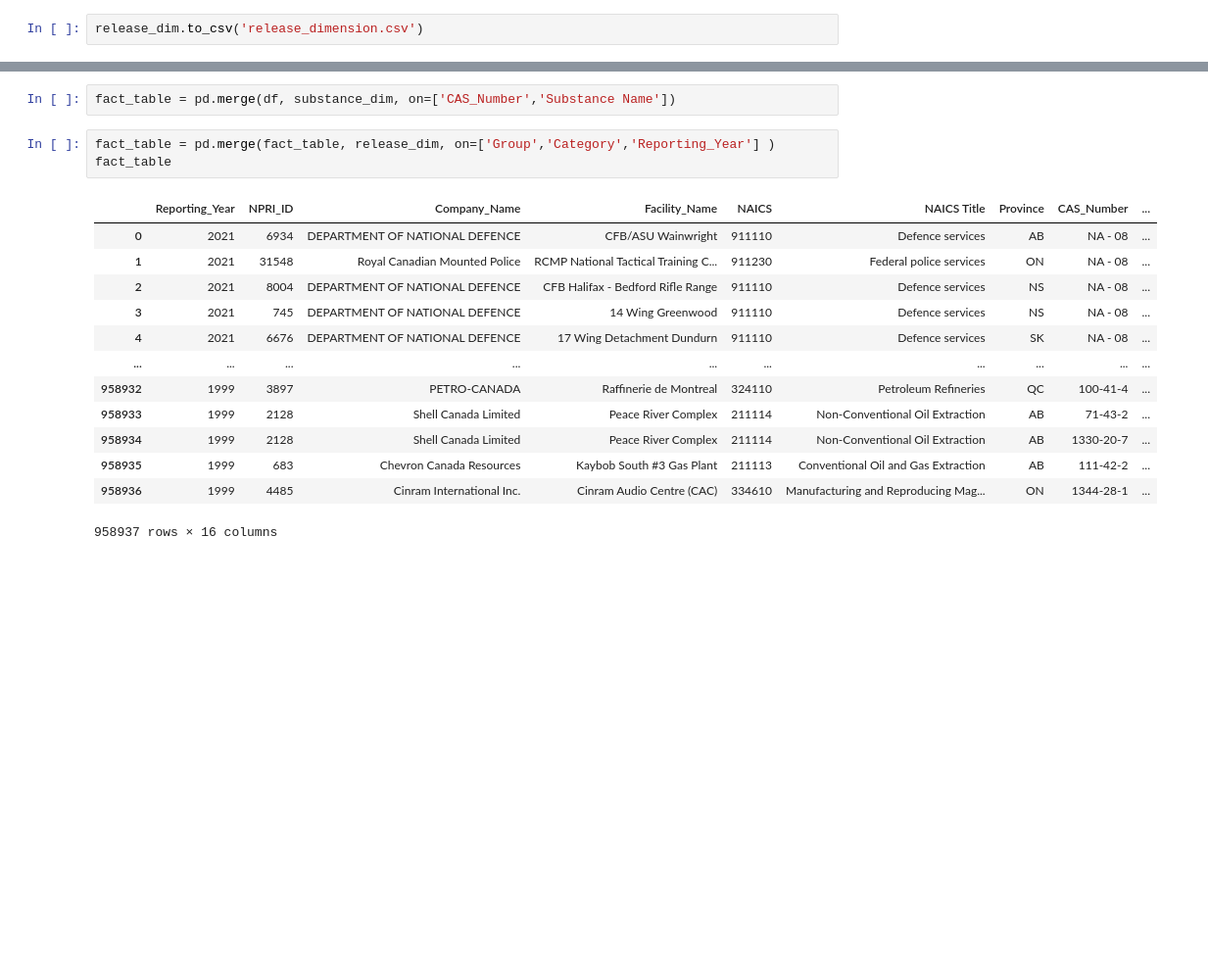
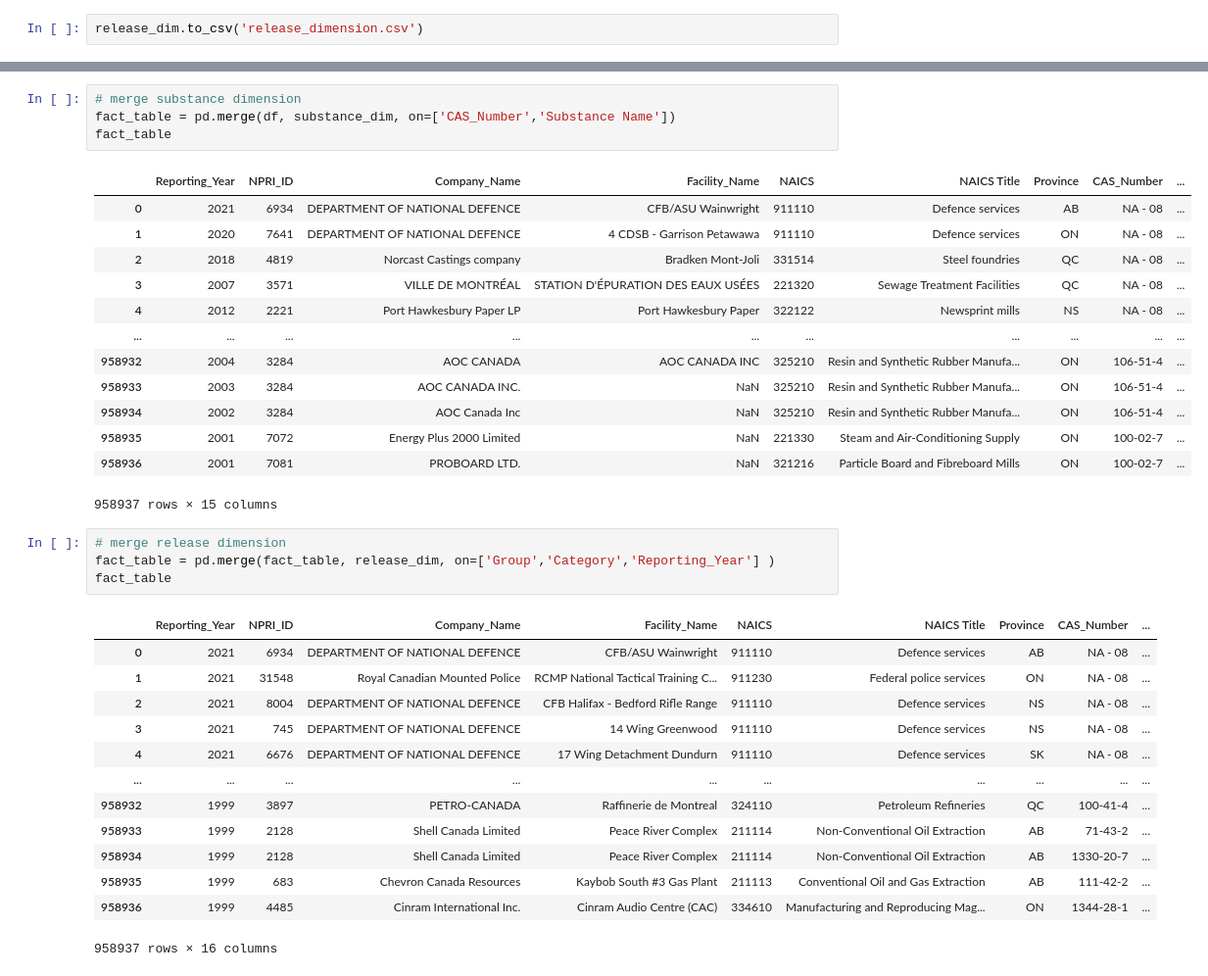
Before and after one commit to Miten7/data-sci-project, a Jupyter notebook: phase_2_data_staging.ipynb, the cells around one changed output, grey strips where cells are left out. Shown at 98% size. Cells and saved outputs as stored; diff of their text form; blank space fills up the shorter version.

```diff
--- a/phase_2_data_staging.ipynb
+++ b/phase_2_data_staging.ipynb
@@ -473,6 +536,23 @@ df
 # %%
+# merge substance dimension
 fact_table = pd.merge(df, substance_dim, on=['CAS_Number','Substance Name'])
+fact_table
+# %% [output]
+|  | Reporting_Year | NPRI_ID | Company_Name | Facility_Name | NAICS | NAICS Title | Province | CAS_Number | ... |
+| 0 | 2021 | 6934 | DEPARTMENT OF NATIONAL DEFENCE | CFB/ASU Wainwright | 911110 | Defence services | AB | NA - 08 | ... |
+| 1 | 2020 | 7641 | DEPARTMENT OF NATIONAL DEFENCE | 4 CDSB - Garrison Petawawa | 911110 | Defence services | ON | NA - 08 | ... |
+| 2 | 2018 | 4819 | Norcast Castings company | Bradken Mont-Joli | 331514 | Steel foundries | QC | NA - 08 | ... |
+| 3 | 2007 | 3571 | VILLE DE MONTRÉAL | STATION D'ÉPURATION DES EAUX USÉES | 221320 | Sewage Treatment Facilities | QC | NA - 08 | ... |
+| 4 | 2012 | 2221 | Port Hawkesbury Paper LP | Port Hawkesbury Paper | 322122 | Newsprint mills | NS | NA - 08 | ... |
+| ... | ... | ... | ... | ... | ... | ... | ... | ... | ... |
+| 958932 | 2004 | 3284 | AOC CANADA | AOC CANADA INC | 325210 | Resin and Synthetic Rubber Manufa... | ON | 106-51-4 | ... |
+| 958933 | 2003 | 3284 | AOC CANADA INC. | NaN | 325210 | Resin and Synthetic Rubber Manufa... | ON | 106-51-4 | ... |
+| 958934 | 2002 | 3284 | AOC Canada Inc | NaN | 325210 | Resin and Synthetic Rubber Manufa... | ON | 106-51-4 | ... |
+| 958935 | 2001 | 7072 | Energy Plus 2000 Limited | NaN | 221330 | Steam and Air-Conditioning Supply | ON | 100-02-7 | ... |
+| 958936 | 2001 | 7081 | PROBOARD LTD. | NaN | 321216 | Particle Board and Fibreboard Mills | ON | 100-02-7 | ... |
+958937 rows × 15 columns
 # %%
+# merge release dimension
 fact_table = pd.merge(fact_table, release_dim, on=['Group','Category','Reporting_Year'] )
 fact_table
 # %% [output]
```
Also changed, not shown: parts of 30 cells of this notebook.
